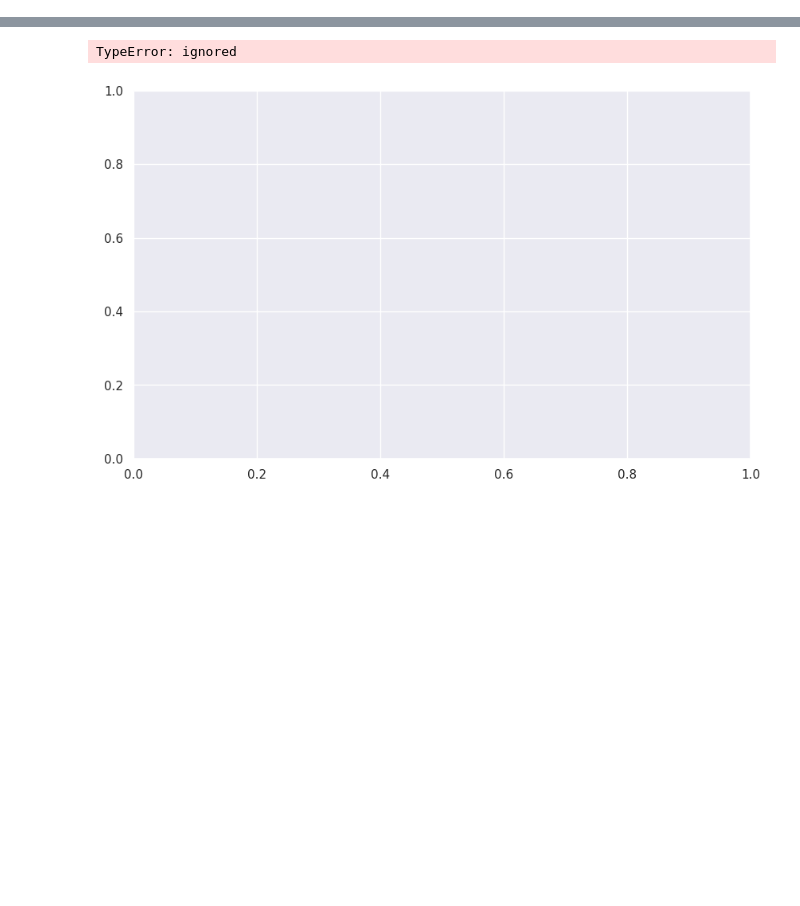
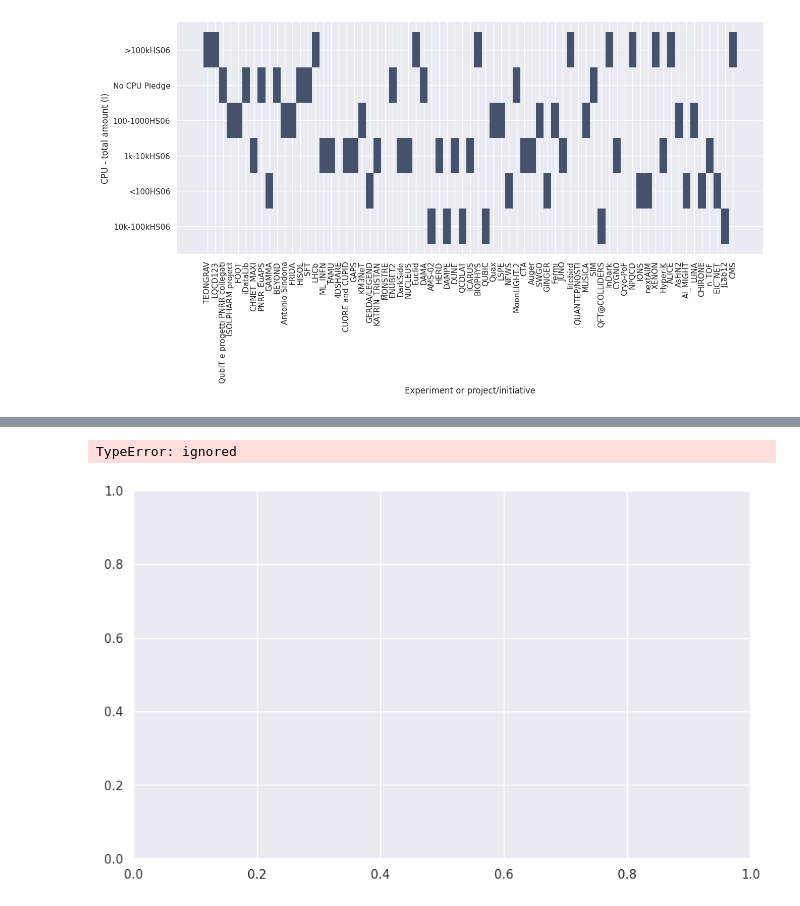
Before and after one commit to gmazzitelli/GSN2, a Jupyter notebook: IFNFCM.ipynb, the cells around one changed output, grey strips where cells are left out. Cells and saved outputs as stored; diff of their text form; code cells hidden in the pictures; blank space fills up the shorter version.

```diff
--- a/IFNFCM.ipynb
+++ b/IFNFCM.ipynb
@@ -159,0 +131,7 @@ Name: CPU - HPC (I), Length: 68, dtype: object>
+# %%
+fig, ax = plt.subplots(figsize=(15,6))
+sns.histplot(df, x="Experiment or project/initiative", y="CPU - total amount (I)")
+ax.tick_params(axis='x', rotation=90)
+plt.show()
+# %% [output]
+[figure, added]
```
Also changed, not shown: parts of 60 cells of this notebook.
